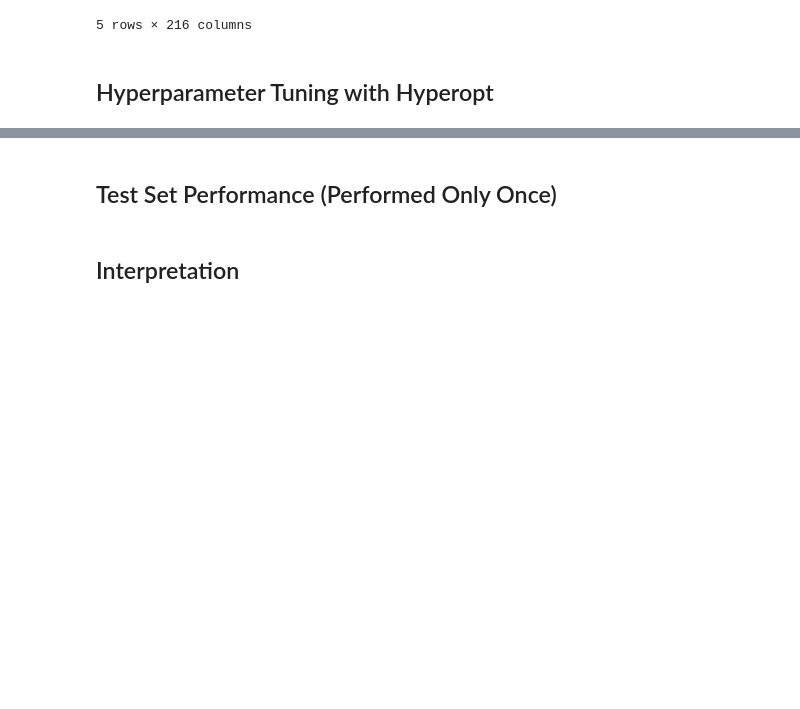
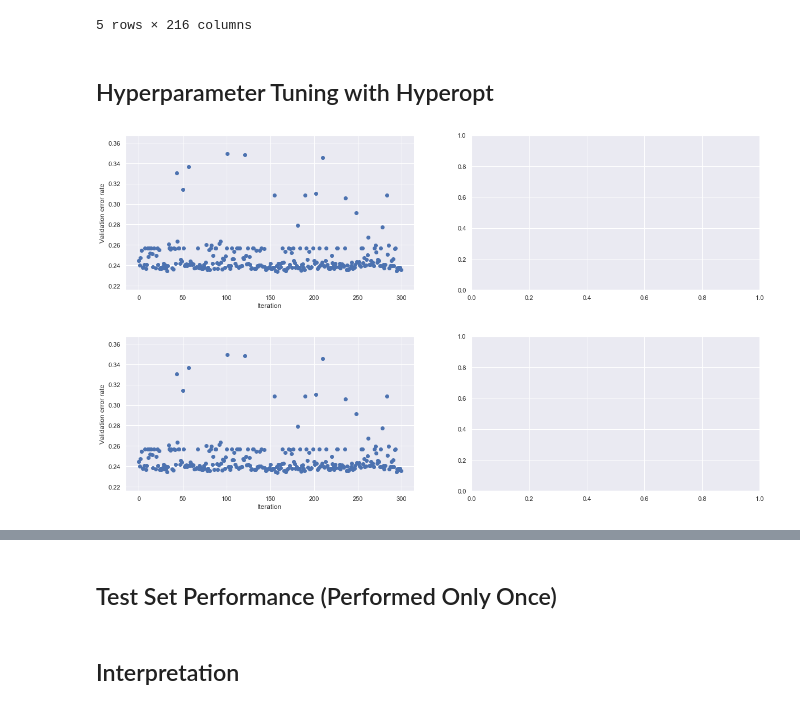
Before and after one commit to alvinjeffery/Bios8366_project, a Jupyter notebook: code/machine_learning.ipynb, the cells around one changed output, grey strips where cells are left out. Cells and saved outputs as stored; diff of their text form; code cells hidden in the pictures; blank space fills up the shorter version.

```diff
--- a/code/machine_learning.ipynb
+++ b/code/machine_learning.ipynb
@@ -84,9 +84,10 @@ clf = hp.pchoice('readmissions',
                                 n_jobs=jobs, random_state=seed))])
 # %%
-timeout = 30 * 60 # timeout (seconds)
+timeout = 15 * 60 # timeout (seconds)
 
 estim = HyperoptEstimator(algo=tpe.suggest,
                           preprocessing=[standard_scaler('standard_scaler')],
                           classifier=clf,
-                          max_evals=40,
+                          max_evals=300,
+                          verbose=True,
                           trial_timeout=timeout)
@@ -93 +96,39 @@ estim = HyperoptEstimator(algo=tpe.suggest,
+# %%
+import time
+from IPython import display
+
+def scatter_error_vs_time(estimator, ax):
+    losses = estimator.trials.losses()
+    ax.set_ylabel('Validation error rate')
+    ax.set_xlabel('Iteration')
+    ax.scatter(list(range(len(losses))), losses)
+
+class PlotHelper(object):
+
+    def __init__(self, estimator):
+        self.estimator = estimator
+        self.fig, self.axs = plt.subplots(1, 2)
+        self.post_iter_wait = .5
+
+    def post_iter(self):
+        self.axs[0].clear()
+        self.axs[1].clear()
+        scatter_error_vs_time(self.estimator, self.axs[0])
+        display.clear_output()
+        display.display(self.fig)
+        time.sleep(self.post_iter_wait)
+# %%
+# create generator to assess each step
+fit_iterator = estim.fit_iter(X_train, y_train)
+next(fit_iterator)
+
+plt.rcParams["figure.figsize"] = (20, 5)
+plot_helper = PlotHelper(estim)
+
+while len(estim.trials.trials) < estim.max_evals:
+    fit_iterator.send(1)
+    plot_helper.post_iter()
+# %% [output]
+[figure, added]
+[figure, added]
 # %%
```
Also changed, not shown: parts of 9 cells of this notebook.
